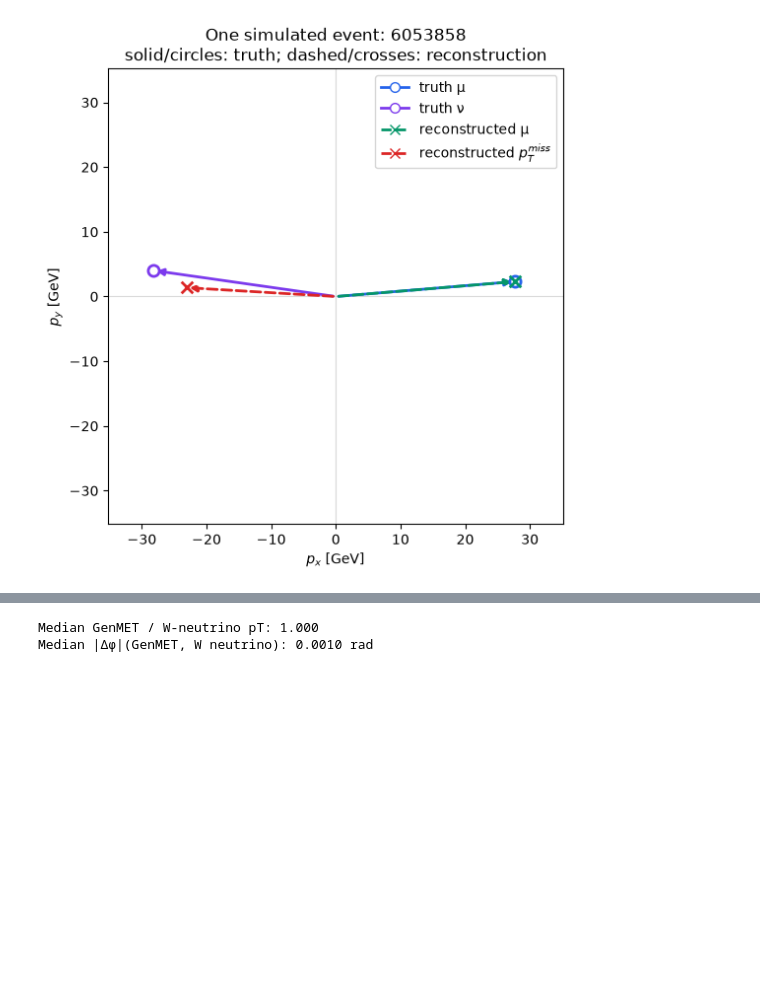
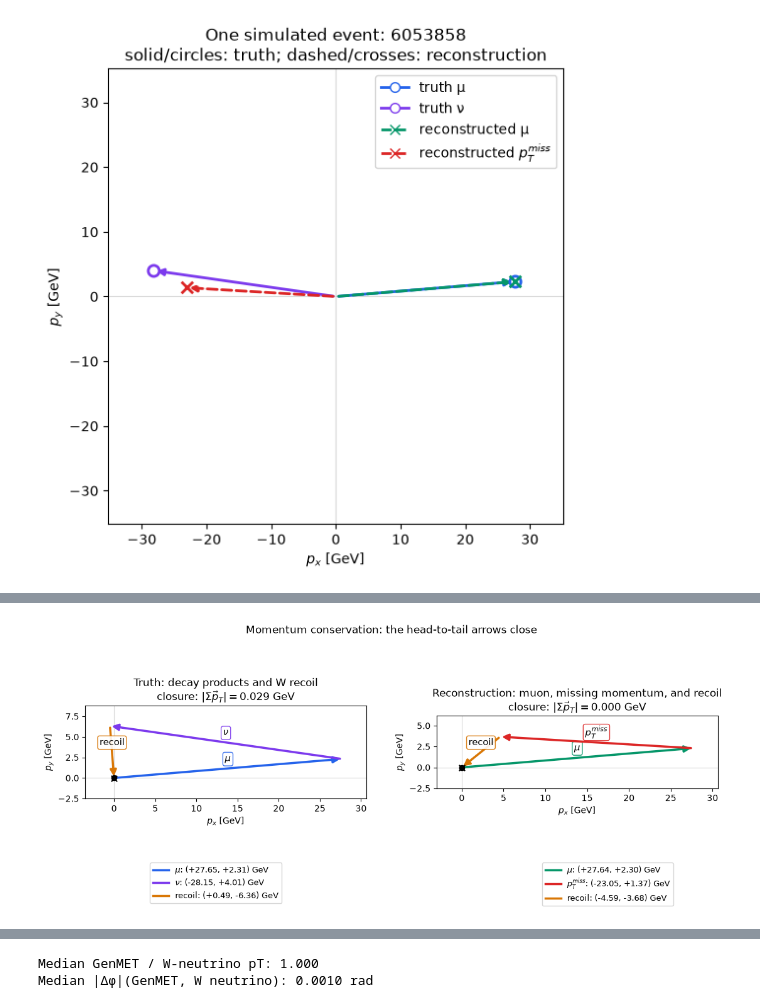
Before and after one commit to clelange/cms-open-data-w-jets-teaching, a Jupyter notebook: notebooks/w_to_munu_truth_met_69747.ipynb, the cells around one changed output, grey strips where cells are left out. Cells and saved outputs as stored; diff of their text form; code cells hidden in the pictures; blank space fills up the shorter version.

Commit message:
Explain transverse momentum recoil

```diff
--- a/notebooks/w_to_munu_truth_met_69747.ipynb
+++ b/notebooks/w_to_munu_truth_met_69747.ipynb
@@ -443,0 +459,81 @@ plt.show()
+# %%
+# Add transverse-momentum vectors head-to-tail to display event balance.
+def transverse_components(pt_value, phi_value):
+    return np.array([pt_value * np.cos(phi_value), pt_value * np.sin(phi_value)])
+
+truth_mu_xy = transverse_components(event_gen_mu_pt, event_gen_mu_phi)
+truth_nu_xy = transverse_components(event_gen_nu_pt, event_gen_nu_phi)
+truth_w_xy = transverse_components(
+    float(example.GenPart_pt[w_index]), float(example.GenPart_phi[w_index])
+)
+truth_recoil_xy = -truth_w_xy
+
+reco_mu_xy = transverse_components(event_reco_mu_pt, event_reco_mu_phi)
+reco_met_xy = transverse_components(
+    float(data.MET_pt[vector_event]), float(data.MET_phi[vector_event])
+)
+reco_recoil_xy = -(reco_mu_xy + reco_met_xy)
+
+closure_panels = [
+    (
+        "Truth: decay products and W recoil",
+        [(r"$\mu$", truth_mu_xy, "#2563eb"),
+         (r"$\nu$", truth_nu_xy, "#7c3aed"),
+         ("recoil", truth_recoil_xy, "#d97706")],
+    ),
+    (
+        "Reconstruction: muon, missing momentum, and recoil",
+        [(r"$\mu$", reco_mu_xy, "#059669"),
+         (r"$p_T^{miss}$", reco_met_xy, "#dc2626"),
+         ("recoil", reco_recoil_xy, "#d97706")],
+    ),
+]
+
+fig, axes = plt.subplots(1, 2, figsize=(13, 4.6))
+legend_centers = [0.285, 0.765]
+for panel_index, (ax, (title, panel_vectors)) in enumerate(zip(axes, closure_panels)):
+    position = np.zeros(2)
+    path = [position.copy()]
+    for label, vector_xy, color in panel_vectors:
+        next_position = position + vector_xy
+        ax.annotate(
+            "", xy=next_position, xytext=position,
+            arrowprops={"arrowstyle": "-|>", "color": color, "lw": 2.5,
+                        "mutation_scale": 15},
+        )
+        midpoint = (position + next_position) / 2
+        ax.annotate(
+            label, xy=midpoint, xytext=(0, 8), textcoords="offset points",
+            ha="center", fontsize=11,
+            bbox={"boxstyle": "round,pad=0.2", "facecolor": "white",
+                  "edgecolor": color, "alpha": 0.9},
+        )
+        ax.plot([], [], color=color, linewidth=2.5,
+                label=f"{label}: ({vector_xy[0]:+.2f}, {vector_xy[1]:+.2f}) GeV")
+        position = next_position
+        path.append(position.copy())
+
+    path = np.asarray(path)
+    closure_size = np.hypot(*position)
+    x_padding, y_padding = 3.0, 2.5
+    ax.set(
+        xlim=(path[:, 0].min() - x_padding, path[:, 0].max() + x_padding),
+        ylim=(path[:, 1].min() - y_padding, path[:, 1].max() + y_padding),
+        xlabel="$p_x$ [GeV]", ylabel="$p_y$ [GeV]",
+    )
+    ax.axhline(0, color="0.85", linewidth=0.8)
+    ax.axvline(0, color="0.85", linewidth=0.8)
+    ax.scatter(0, 0, color="black", s=35, zorder=5)
+    ax.scatter(*position, color="black", marker="x", s=45, zorder=6)
+    ax.set_aspect("equal", adjustable="box")
+    ax.set_title(title + "\n" + rf"closure: $|\Sigma\vec p_T|={closure_size:.3f}$ GeV")
+    ax.legend(
+        loc="upper center", bbox_to_anchor=(legend_centers[panel_index], 0.17),
+        bbox_transform=fig.transFigure, fontsize=9,
+    )
+
+fig.suptitle("Momentum conservation: the head-to-tail arrows close")
+fig.subplots_adjust(top=0.77, bottom=0.31, wspace=0.25)
+plt.show()
+# %% [output]
+[figure, added]
```
Also changed, not shown: parts of 2 cells of this notebook.
